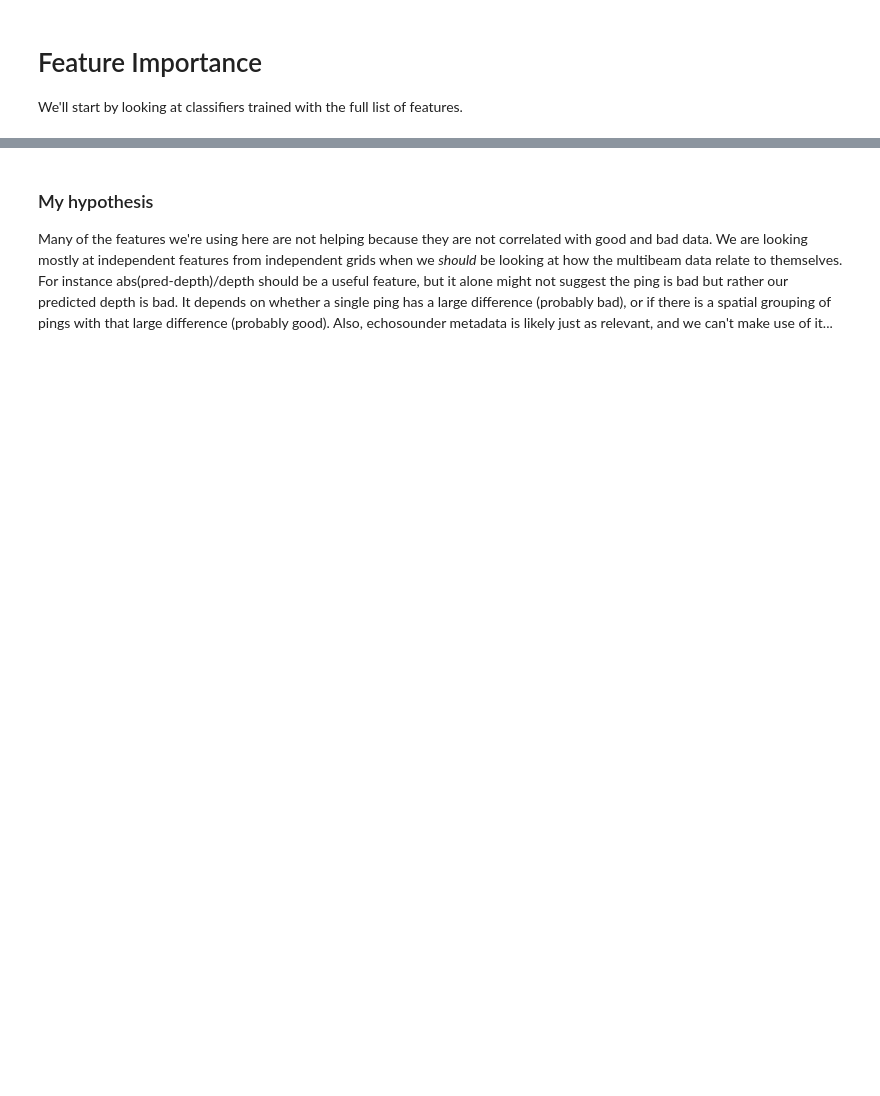
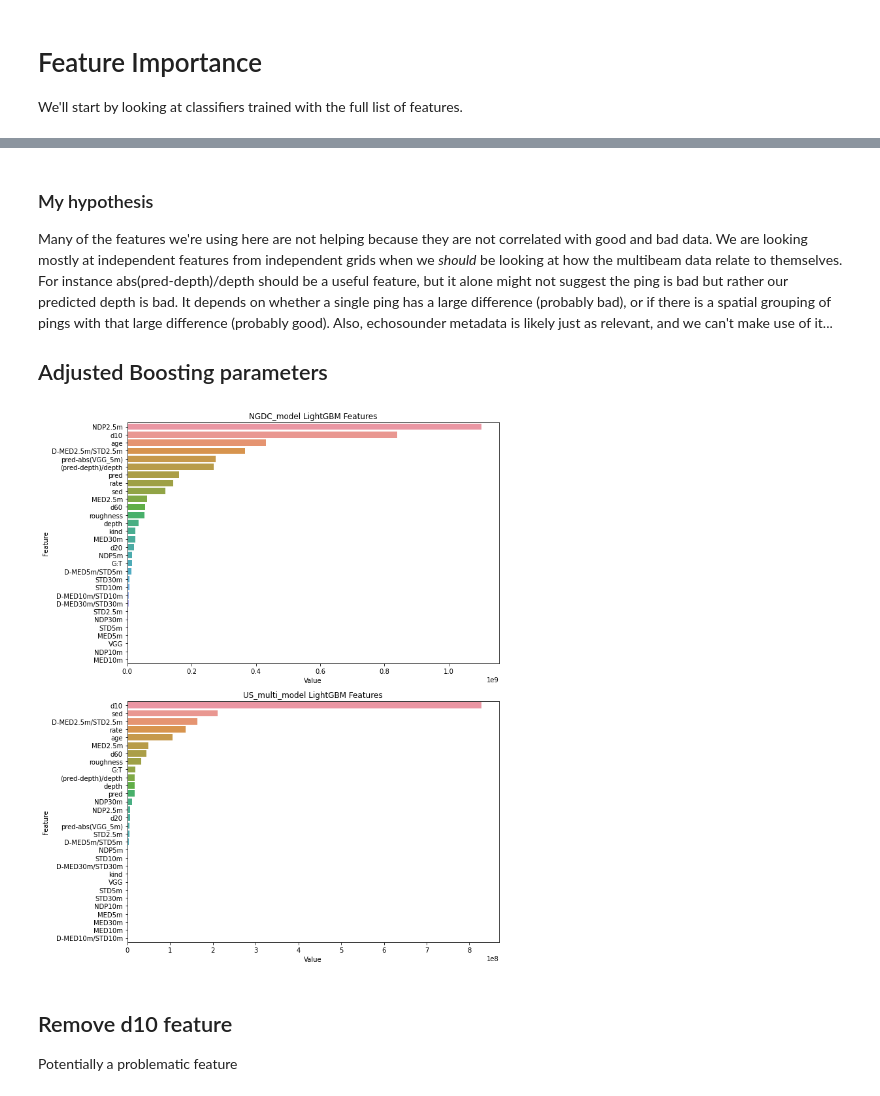
Before and after one commit to arapat/bathymetry, a Jupyter notebook: analysis/feature-importance.ipynb, the cells around one changed output, grey strips where cells are left out. Saved outputs shown, nothing was run; the diff lists cells and outputs as text; code cells hidden in the pictures; blank space fills up the shorter version.

```diff
--- a/analysis/feature-importance.ipynb
+++ b/analysis/feature-importance.ipynb
@@ -104,0 +7,4 @@ fig.tight_layout()
+# %%
+features = make_feature_list()
+base_path = "/swot2/features/MODEL_RUNS/00_ALL_FEATURES/train-test-split"
+models = get_models(base_path)
@@ -173,13 +18,0 @@ I tried removing all but a few features, let's see how that worked.
-# %%
-features = '''01 depth
-02 pred
-03 (pred-depth)/depth
-04 d10
-05 NDP2.5m
-06 D-MED2.5m/STD2.5m'''.split('\n')
-features = [s.split()[1] for s in features]
-
-base_path = "/swot2/features/MODEL_RUNS/01_FEWEST_FEATURES/BASE_model"
-model_path = os.path.join(base_path, "runtime_models")
-models = [os.path.join(model_path, filename) for filename in os.listdir(model_path)
-          if filename.endswith("pkl")]
@@ -205,0 +19,4 @@ fig.tight_layout()
+# %%
+features = remove_feature_from_list(features,['lon','lat','year'])
+base_path = "/swot2/features/MODEL_RUNS/02_NO_LAT_LON_YR/train-test-split"
+models = get_models(base_path)
@@ -206,3 +27,15 @@ fig.tight_layout()
 # %% [markdown]
 ### My hypothesis
 Many of the features we're using here are not helping because they are not correlated with good and bad data. We are looking mostly at independent features from independent grids when we *should* be looking at how the multibeam data relate to themselves. For instance abs(pred-depth)/depth should be a useful feature, but it alone might not suggest the ping is bad but rather our predicted depth is bad. It depends on whether a single ping has a large difference (probably bad), or if there is a spatial grouping of pings with that large difference (probably good). Also, echosounder metadata is likely just as relevant, and we can't make use of it...
+
+## Adjusted Boosting parameters
+# %%
+base_path = "/swot2/features/MODEL_RUNS/03_CHANGE_PARAMS/train-test-split"
+models = get_models(base_path)
+# %%
+plot_ftr_importance(models,features)
+# %% [output]
+[figure, added]
+# %% [markdown]
+## Remove d10 feature
+Potentially a problematic feature
```
Also changed, not shown: parts of 22 cells of this notebook, 2 other files.
